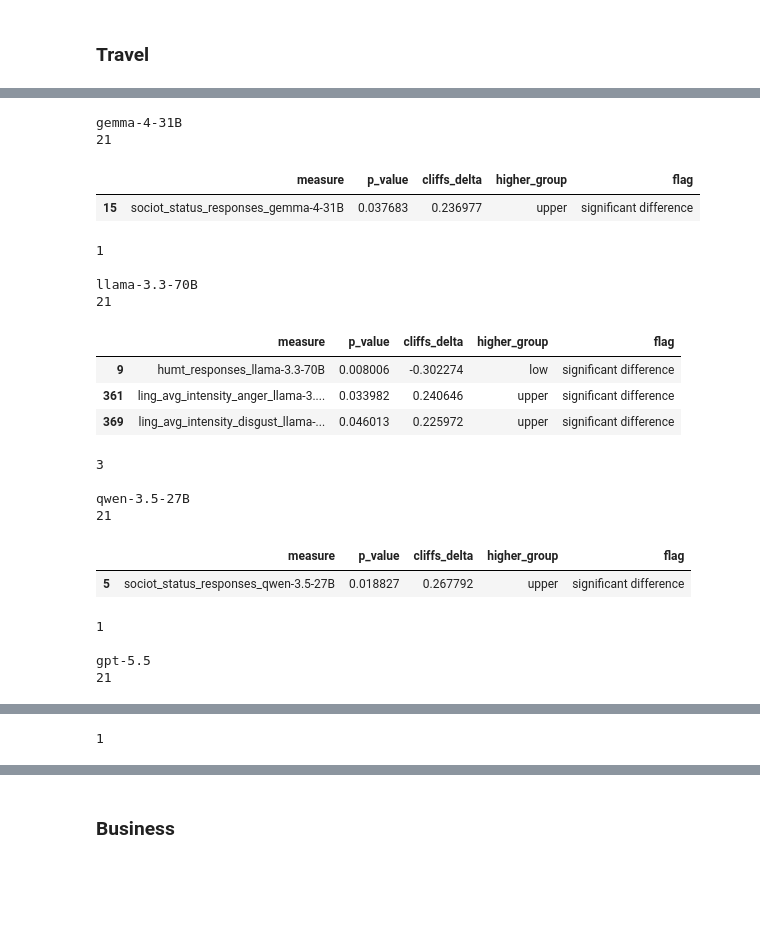
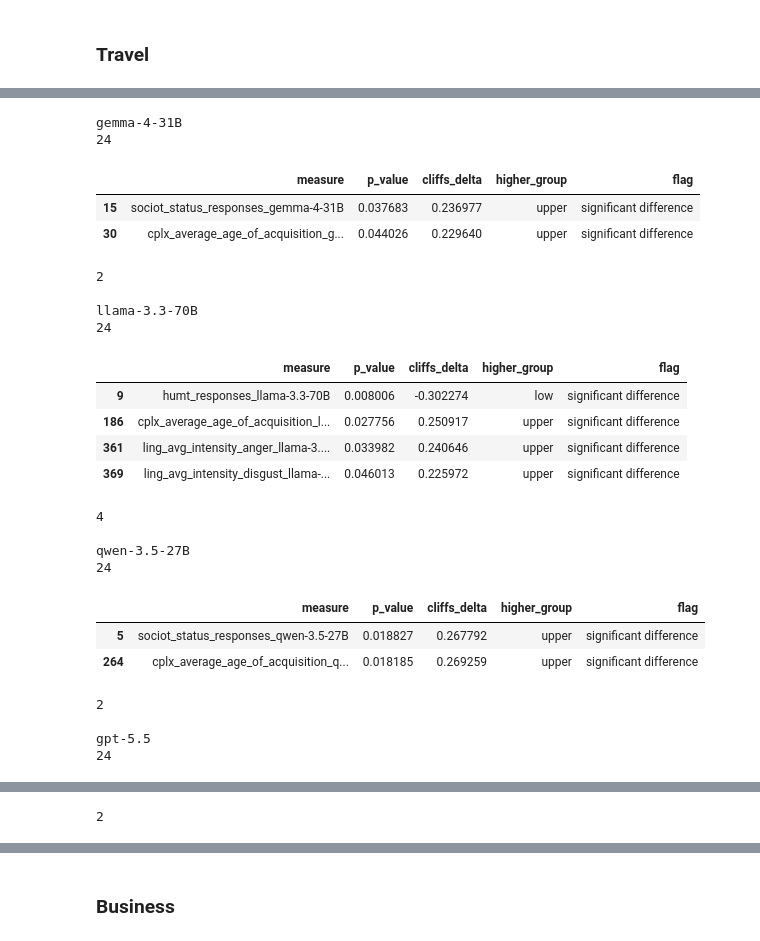
Before and after one commit to elisabassignana/seal, a Jupyter notebook: evaluation/statistical_testing/statistical_testing_per_topic.ipynb, the cells around one changed output, grey strips where cells are left out. Drawn from its saved outputs; the diff is of its cells as text; code cells hidden in the pictures; blank space fills up the shorter version.

```diff
--- a/evaluation/statistical_testing/statistical_testing_per_topic.ipynb
+++ b/evaluation/statistical_testing/statistical_testing_per_topic.ipynb
@@ -364,3 +364,10 @@ display(results)
 results.to_csv("upper_vs_low_differences_business.csv", index=False)
 # %% [markdown]
 ### Travel
+# %%
+# add in interesting complexity measures
+meas = ["cplx_syllables_per_word", "cplx_average_age_of_acquisition", "cplx_adversative_connectives"]
+models = ["gemma-4-31B", "llama-3.3-70B", "qwen-3.5-27B", "gpt-5.5"]
+
+comp_cols = [f"{m}_{model}" for m in meas for model in models]
+comp_cols
@@ -367,38 +387,44 @@ results.to_csv("upper_vs_low_differences_business.csv", index=False)
 # %%
 res_ul = pd.read_csv("upper_vs_low_differences_travel.csv")
-res_ul = res_ul[~res_ul["measure"].str.startswith("cplx")]
+res_ul = res_ul[
+    ~res_ul["measure"].str.startswith("cplx", na=False)
+    | res_ul["measure"].isin(comp_cols)
+]
 
 models = ["gemma-4-31B", "llama-3.3-70B", "qwen-3.5-27B", "gpt-5.5"]
 
 for m in models:
     print(m)
     res_model = res_ul[res_ul["measure"].str.endswith(m)]
     print(len(res_model))
     sign = res_model[res_model["flag"] == "significant difference"]
     display(sign)
     print(len(sign))
     print()
 # %% [output]
 gemma-4-31B
-21
+24
 |  | measure | p_value | cliffs_delta | higher_group | flag |
 | 15 | sociot_status_responses_gemma-4-31B | 0.037683 | 0.236977 | upper | significant difference |
+| 30 | cplx_average_age_of_acquisition_g... | 0.044026 | 0.229640 | upper | significant difference |
-1
+2
 
 llama-3.3-70B
-21
+24
 |  | measure | p_value | cliffs_delta | higher_group | flag |
 | 9 | humt_responses_llama-3.3-70B | 0.008006 | -0.302274 | low | significant difference |
+| 186 | cplx_average_age_of_acquisition_l... | 0.027756 | 0.250917 | upper | significant difference |
 | 361 | ling_avg_intensity_anger_llama-3.... | 0.033982 | 0.240646 | upper | significant difference |
 | 369 | ling_avg_intensity_disgust_llama-... | 0.046013 | 0.225972 | upper | significant difference |
-3
+4
 
 qwen-3.5-27B
-21
+24
 |  | measure | p_value | cliffs_delta | higher_group | flag |
 | 5 | sociot_status_responses_qwen-3.5-27B | 0.018827 | 0.267792 | upper | significant difference |
+| 264 | cplx_average_age_of_acquisition_q... | 0.018185 | 0.269259 | upper | significant difference |
-1
+2
 
 gpt-5.5
-21
+24
 |  | measure | p_value | cliffs_delta | higher_group | flag |
@@ -406,2 +433,2 @@ gpt-5.5
-1
+2
 # %%
```
Also changed, not shown: parts of 5 cells of this notebook, 1 other file.
